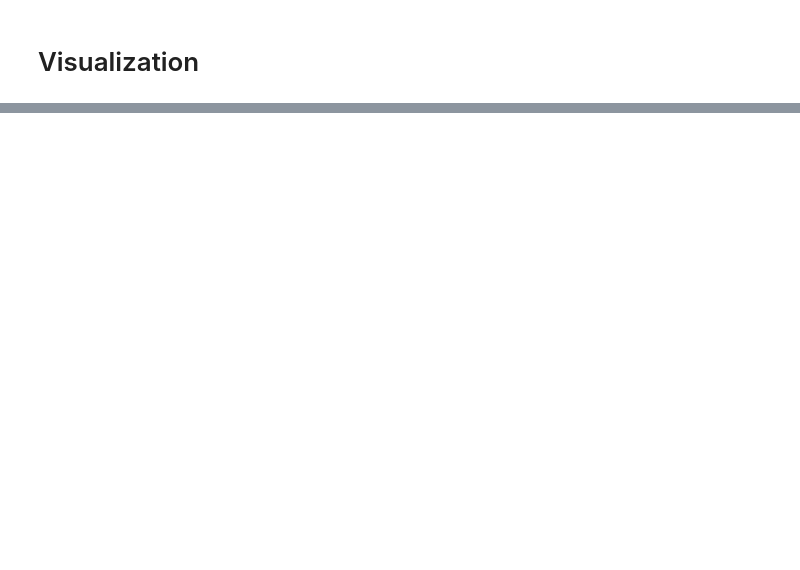
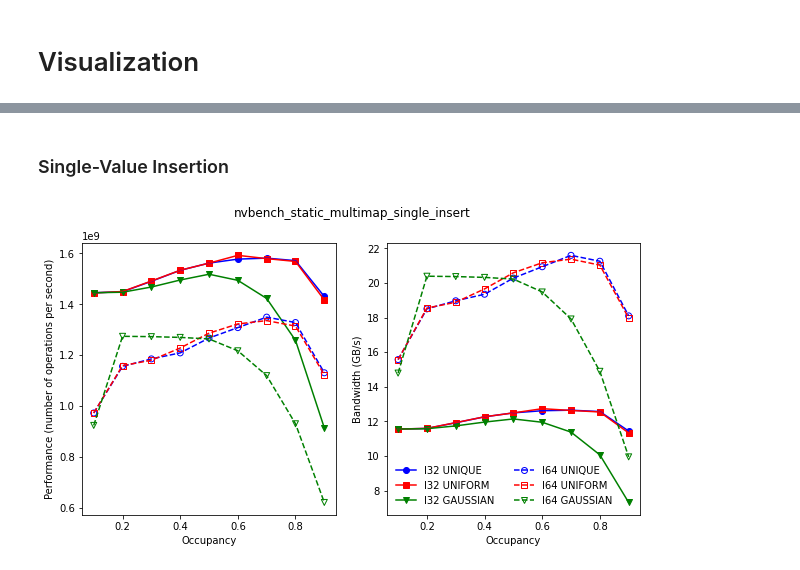
Before and after one commit to NVIDIA/cuCollections, a Jupyter notebook: benchmarks/analysis/notebooks/StaticMultimap.ipynb, the cells around one changed output, grey strips where cells are left out. Drawn from its saved outputs; the diff is of its cells as text; code cells hidden in the pictures; blank space fills up the shorter version.

Commit message:
Update notebook: add multimap CG size analysis + update comments

```diff
--- a/benchmarks/analysis/notebooks/StaticMultimap.ipynb
+++ b/benchmarks/analysis/notebooks/StaticMultimap.ipynb
@@ -14,6 +14,6 @@ from Utils import *
 # Specify the data path
 datafile = '../data/static-multimap-data.csv'
 
-output_keys = ['Benchmark', 'Label', 'Distribution', 'NumReps', 'NumInputs', \
+output_keys = ['Benchmark', 'Label', 'Distribution', 'CGSize', 'NumReps', 'NumInputs', \
                'Occupancy', 'GPU Time (sec)', 'Elem/s (elem/sec)', 'Bandwidth (GB/s)']
 # %% [markdown]
@@ -25,14 +25,17 @@ rawdf = pd.read_csv(datafile)
 # Filter out skipped tests
 perfdf = rawdf[rawdf["Key"] == rawdf["Value"]].reset_index(drop=True)
 
+# Set 'Int64' as CG Size type. Default is 'float64'.
+perfdf['CGSize'] = perfdf['CGSize'].astype('Int64')
+
 # Add labels
-perfdf.loc[perfdf['NumReps'].isnull(), 'Label'] = perfdf["Key"] + " " + perfdf["Distribution"]
-perfdf.loc[perfdf['Distribution'].isnull(), 'Label'] = perfdf["Key"]
+perfdf.loc[perfdf['NumReps'].isnull() & perfdf['CGSize'].isnull(), 'Label'] = perfdf["Key"] + " " + perfdf["Distribution"]
+perfdf.loc[perfdf['Distribution'].isnull() & perfdf['CGSize'].isnull(), 'Label'] = perfdf["Key"]
+perfdf.loc[perfdf['CGSize'].notnull(), 'Label'] = perfdf["Key"] + " " + perfdf['CGSize'].astype(str)
 
 perfdf["Bandwidth (GB/s)"] = perfdf["GlobalMem BW (bytes/sec)"] / (1000 * 1000 * 1000)
 
 # Trim data frame for visualization
 perfdf = perfdf[output_keys]
-#perfdf
 # %% [markdown]
 # Visualization
@@ -39,18 +44,6 @@ perfdf = perfdf[output_keys]
 # %%
 # Get benchmark list
 unique_bms = perfdf["Benchmark"].unique()
-num_bm   = len(unique_bms)
-
-# Plot benchmarks
-for bm in unique_bms:
-    tmpdf = perfdf[perfdf["Benchmark"] == bm]
-
-    unique_labels = tmpdf["Label"].unique()
-    num_labels = len(unique_labels)
-
-    flag = ('find_all' in bm) or ('multi_insert' in bm)
-    if (flag):
-        plot_insert(bm, tmpdf, "NumReps", unique_labels, flag)
-    else:
-        plot_insert(bm, tmpdf, "Occupancy", unique_labels)
+for it in unique_bms:
+    print(it)
 # %% [output]
@@ -60,0 +55,11 @@ for bm in unique_bms:
+# %% [markdown]
+### Single-Value Insertion
+# %%
+for bm in unique_bms:
+    tmpdf = perfdf[perfdf["Benchmark"] == bm]
+    unique_labels = tmpdf["Label"].unique()
+
+    if "single_insert" in bm:
+        plot_perf(bm, tmpdf, "Occupancy", unique_labels)
+# %% [output]
+[figure, added]
```
Also changed, not shown: parts of 13 cells of this notebook, 1 other file.
